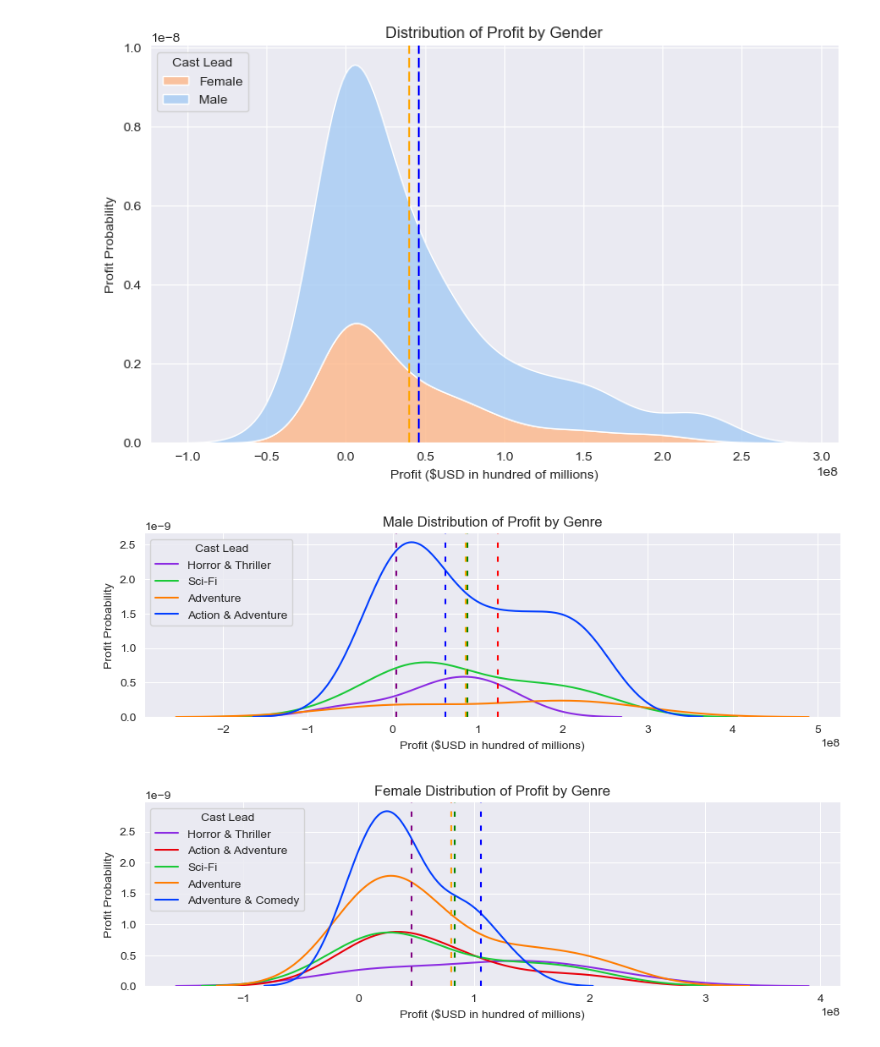
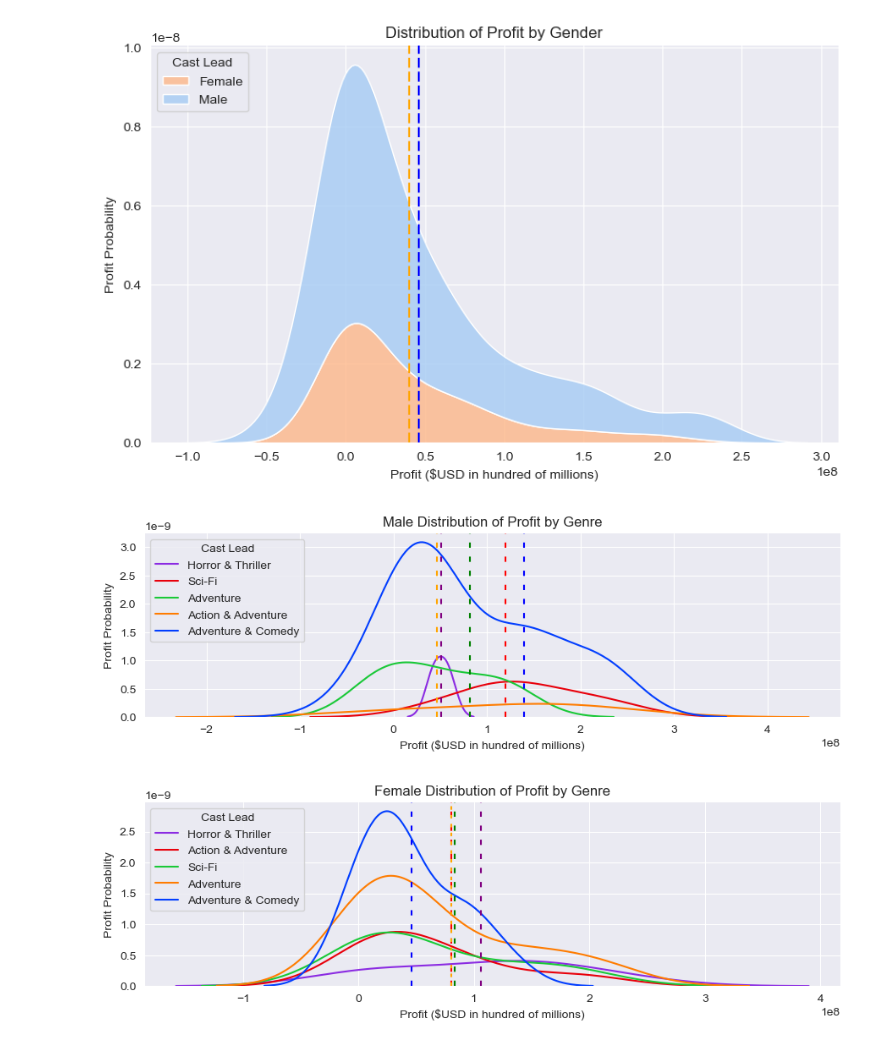
Before and after one commit to alexanderdaffara/Movies_Insights_EDA, a Jupyter notebook: Alex-Notebook.ipynb, the cells around one changed output. Drawn from its saved outputs; the diff is of its cells as text; code cells hidden in the pictures.

Commit message:
fixed visualizations added their folder

```diff
--- a/Alex-Notebook.ipynb
+++ b/Alex-Notebook.ipynb
@@ -420,7 +420,7 @@ average long profit: 52,570,746
 # %% [markdown]
 ### Runtime Distribution per top 5 Genres
 # %%
-top5_genre_combos = b
+top5_genre_combos = [('Adventure', 'Comedy'),('Action', 'Adventure'),'Adventure','Sci-Fi',('Horror', 'Thriller')]
 left = most_profit_df[['movie','release_year','profit','runtime_minutes','length']]
 right = profit_genreTuples_df.loc[profit_genreTuples_df['genres'].map(lambda x: True if x in top5_genre_combos \
                                                                             else False)]
@@ -619,17 +619,12 @@ male_data['weights'] = male_data['genres'].map(lambda x: male_data.groupby('genr
 male_data_ = male_data.copy()
 male_data = male_data_.sample(female_data.shape[0], weights='weights')
 # repeat sample until all genres are represented
-while(len(male_data['genres'].unique()) < 5):
+while((len(male_data['genres'].unique()) < 5) and \
+      (len(male_data.loc[male_data['genres']==str(top5_genre_combos[-1])]) < 2)):
     male_data = male_data_.sample(female_data.shape[0], weights='weights')
 
 #Set plot Style
 sns.set_style('darkgrid')
-#Genre Tuples for labelling
-top5_genre_combos = [('Adventure', 'Comedy'),
-                     ('Action', 'Adventure'),
-                     'Adventure',
-                     'Sci-Fi',
-                     ('Horror', 'Thriller')]
 
 # plotting Male Distribution of Profit by Genre
 data = male_data
@@ -652,9 +647,8 @@ plt.legend(title='Cast Lead', loc='upper left', labels=[pl[4],pl[3],pl[2],pl[1],
 #plotting Male mean lines
 g = male_data.groupby('genres').mean()
 idx = g.index
-
 x = g.loc[idx[0]]['profit']
-plt.axvline(x,0,200, color='orange', dashes=[3,5]) #ACtion
+plt.axvline(x,0,200, color='orange', dashes=[3,5]) #Action
 
 x = g.loc[idx[1]]['profit']
 plt.axvline(x,0,200, color='blue', dashes=[3,5]) # comedy
@@ -680,39 +674,39 @@ sns.displot(x = column_name,
             legend=False,
             height=3,
             aspect=3).set(title='Female Distribution of Profit by Genre',
                                  xlabel='Profit ($USD in hundred of millions)',
                                  ylabel='Profit Probability')
 
 #plotting Female mean lines
 g = gender_profit_genre_df.groupby('genres').mean()
 idx = g.index
 
 x = g.loc[idx[0]]['profit']
 plt.axvline(x,0,200, color='red', dashes=[3,5])
 
 x = g.loc[idx[1]]['profit']
+plt.axvline(x,0,200, color='purple', dashes=[3,5])
+
+x = g.loc[idx[2]]['profit']
 plt.axvline(x,0,200, color='blue', dashes=[3,5])
 
-x = g.loc[idx[2]]['profit']
-plt.axvline(x,0,200, color='purple', dashes=[3,5])
-
 x = g.loc[idx[3]]['profit']
-plt.axvline(x,0,200, color='orange', dashes=[3,5])
+plt.axvline(x,0,200, color='orange', dashes=[2,3])
 
 x = g.loc[idx[4]]['profit']
 plt.axvline(x,0,200, color='green', dashes=[3,5])
 
 
 # ['Adventure & Comedy','Action & Adventure','Adventure','Sci-Fi','Horror & Thriller']
 pl = get_pretty_labels(top5_genre_combos)
 plt.legend(title='Cast Lead', loc='upper left', labels=[pl[4],pl[1],pl[3],pl[2],pl[0]])
 
 
 
 plt.show()
 # %% [output]
-[figure, old version]
+[figure, new version]
-[figure, old version]
+[figure, new version]
 # %% [markdown]
 Write a README for a exploratory data analysis project given the following outline:
 Introduction and Overview
```
Also changed, not shown: parts of 1 cell of this notebook, 7 other files.
